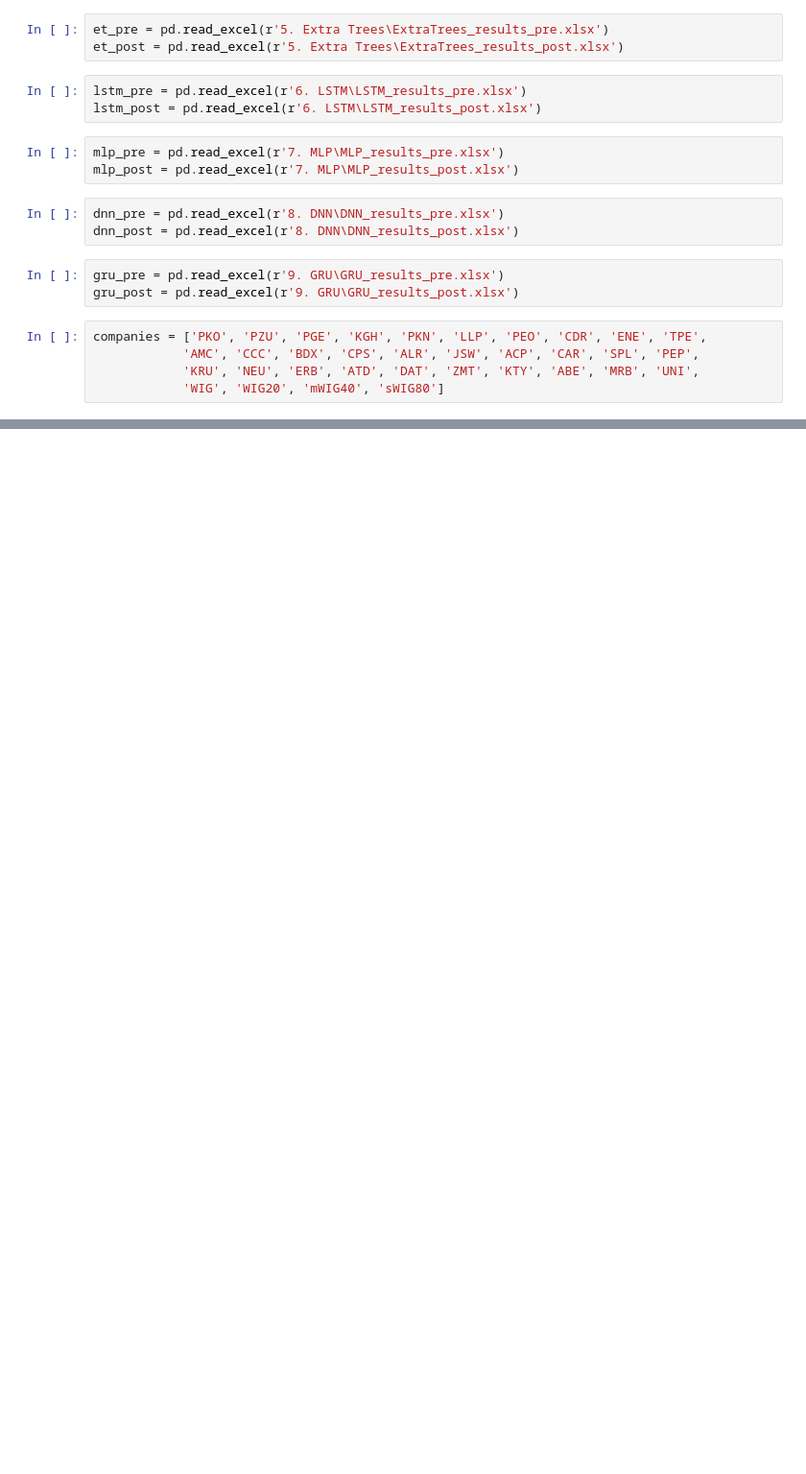
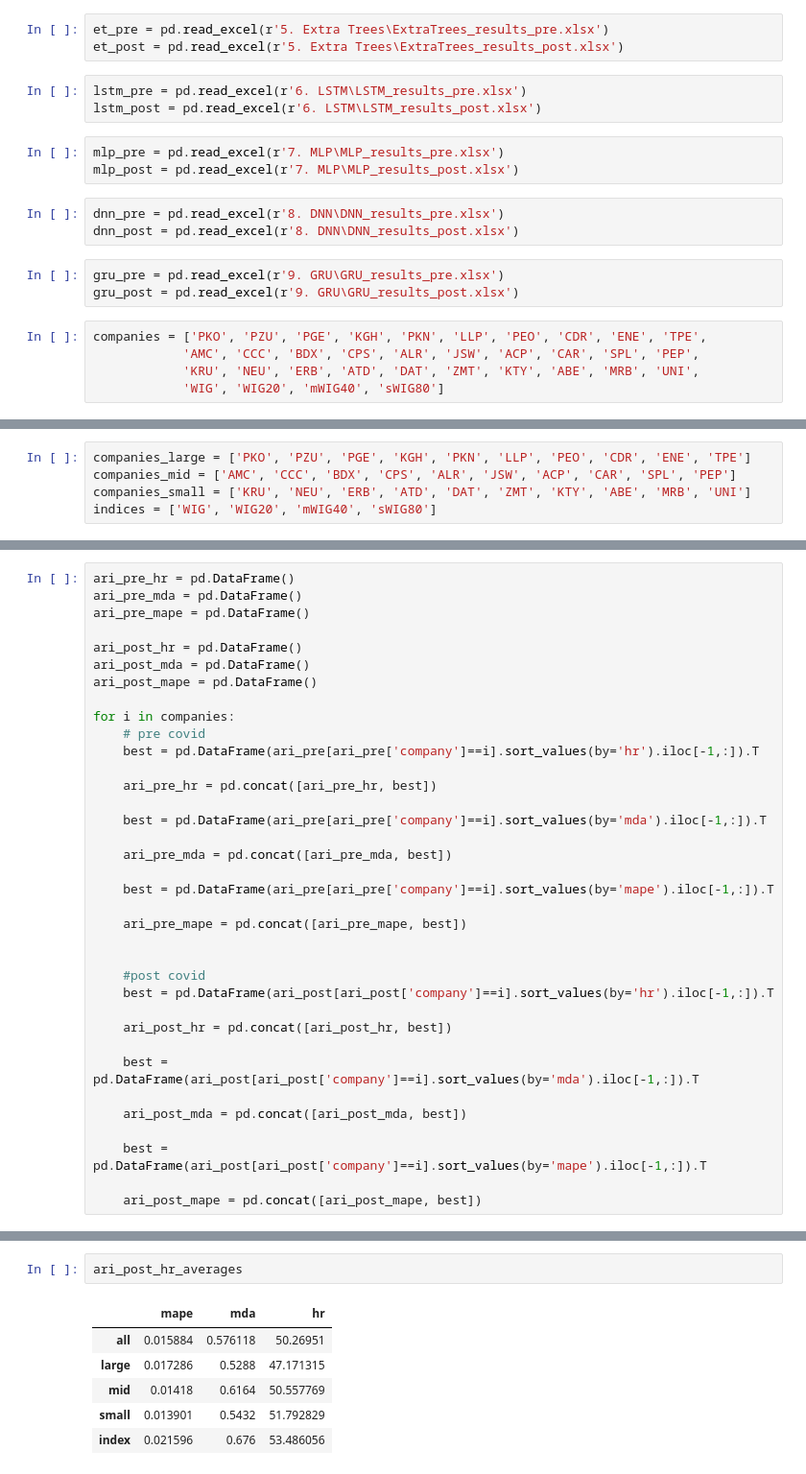
Before and after one commit to Oskar-Bednarek/Master-Thesis-Prediction-models, a Jupyter notebook: results.ipynb, the cells around one changed output, grey strips where cells are left out. Shown: that part at 96% size. Drawn from its saved outputs; the diff is of its cells as text; blank space fills up the shorter version.

```diff
--- a/results.ipynb
+++ b/results.ipynb
@@ -50,0 +35,5 @@ gru_post
+# %%
+companies_large = ['PKO', 'PZU', 'PGE', 'KGH', 'PKN', 'LLP', 'PEO', 'CDR', 'ENE', 'TPE']
+companies_mid = ['AMC', 'CCC', 'BDX', 'CPS', 'ALR', 'JSW', 'ACP', 'CAR', 'SPL', 'PEP']
+companies_small = ['KRU', 'NEU', 'ERB', 'ATD', 'DAT', 'ZMT', 'KTY', 'ABE', 'MRB', 'UNI']
+indices = ['WIG', 'WIG20', 'mWIG40', 'sWIG80']
@@ -50,0 +42,36 @@ gru_post
+# %%
+ari_pre_hr = pd.DataFrame()
+ari_pre_mda = pd.DataFrame()
+ari_pre_mape = pd.DataFrame()
+
+ari_post_hr = pd.DataFrame()
+ari_post_mda = pd.DataFrame()
+ari_post_mape = pd.DataFrame()
+
+for i in companies:
+    # pre covid
+    best = pd.DataFrame(ari_pre[ari_pre['company']==i].sort_values(by='hr').iloc[-1,:]).T
+
+    ari_pre_hr = pd.concat([ari_pre_hr, best])
+
+    best = pd.DataFrame(ari_pre[ari_pre['company']==i].sort_values(by='mda').iloc[-1,:]).T
+
+    ari_pre_mda = pd.concat([ari_pre_mda, best])
+
+    best = pd.DataFrame(ari_pre[ari_pre['company']==i].sort_values(by='mape').iloc[-1,:]).T
+
+    ari_pre_mape = pd.concat([ari_pre_mape, best])
+
+
+    #post covid
+    best = pd.DataFrame(ari_post[ari_post['company']==i].sort_values(by='hr').iloc[-1,:]).T
+
+    ari_post_hr = pd.concat([ari_post_hr, best])
+
+    best = pd.DataFrame(ari_post[ari_post['company']==i].sort_values(by='mda').iloc[-1,:]).T
+
+    ari_post_mda = pd.concat([ari_post_mda, best])
+
+    best = pd.DataFrame(ari_post[ari_post['company']==i].sort_values(by='mape').iloc[-1,:]).T
+
+    ari_post_mape = pd.concat([ari_post_mape, best])
@@ -50,0 +1689,9 @@ gru_post
+# %%
+ari_post_hr_averages
+# %% [output]
+|  | mape | mda | hr |
+| all | 0.015884 | 0.576118 | 50.26951 |
+| large | 0.017286 | 0.5288 | 47.171315 |
+| mid | 0.01418 | 0.6164 | 50.557769 |
+| small | 0.013901 | 0.5432 | 51.792829 |
+| index | 0.021596 | 0.676 | 53.486056 |
```
Also changed, not shown: parts of 30 cells of this notebook, 1 other file.
